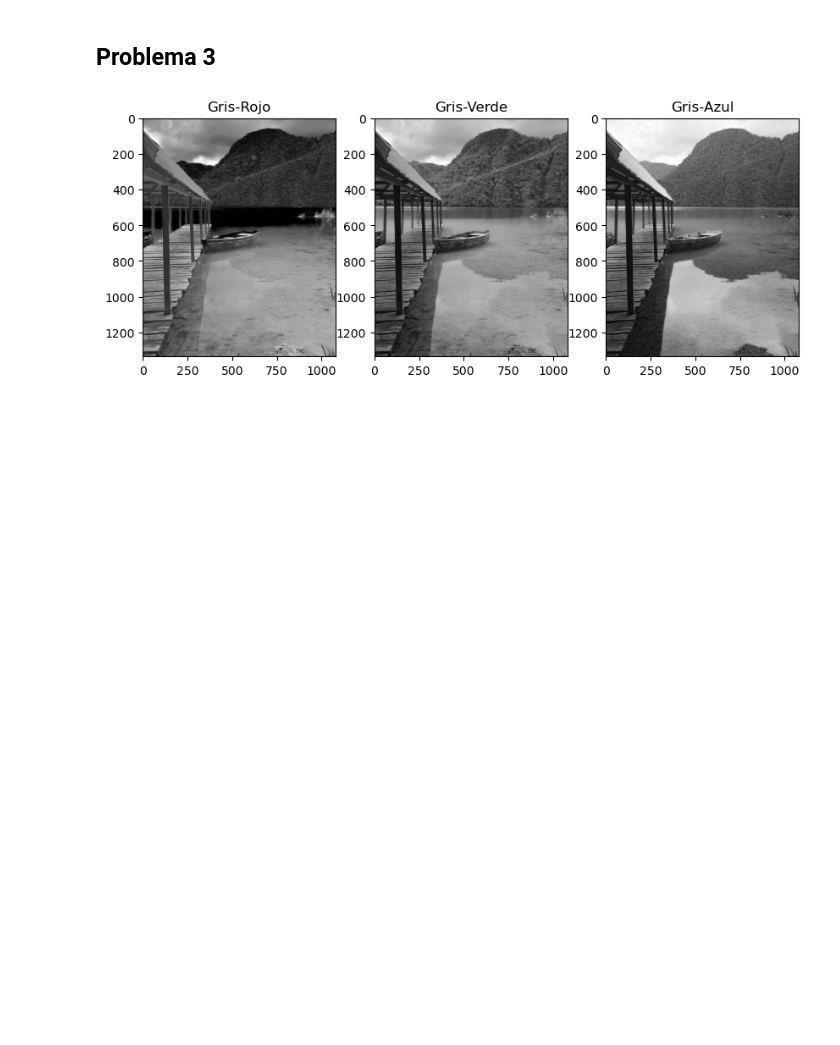
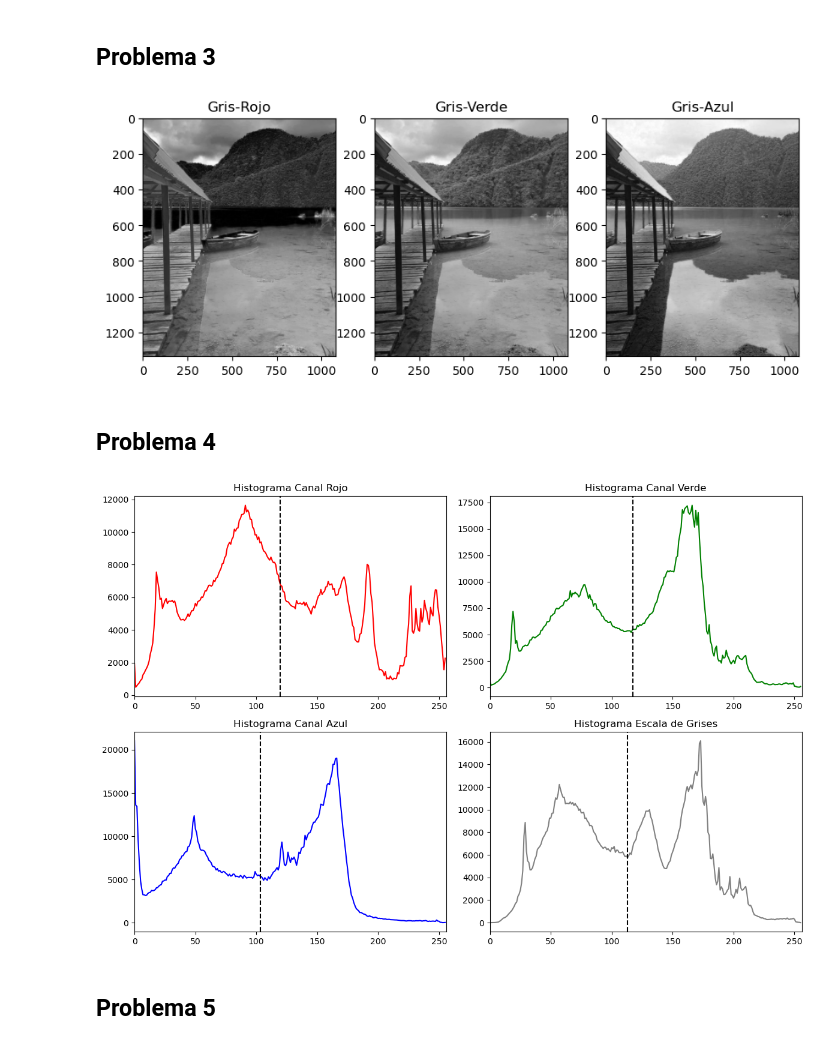
Before and after one commit to pablogalileo/classproject, a Jupyter notebook: Lab1/Lab 1.ipynb, the cells around one changed output. Saved outputs shown, nothing was run; the diff lists cells and outputs as text; code cells hidden in the pictures; blank space fills up the shorter version.

```diff
--- a/Lab1/Lab 1.ipynb
+++ b/Lab1/Lab 1.ipynb
@@ -155,3 +155,60 @@ plt.title("Gris-Azul")
 plt.show()
 # %% [output]
 [figure]
+# %% [markdown]
+## Problema 4
+# %%
+def mostrar_histogramas(imagen):
+    # Calculamos el histograma para cada canal de color
+    histograma_r = np.histogram(imagen[:, :, 0], bins=256, range=(0, 256))[0]
+    histograma_g = np.histogram(imagen[:, :, 1], bins=256, range=(0, 256))[0]
+    histograma_b = np.histogram(imagen[:, :, 2], bins=256, range=(0, 256))[0]
+
+    # Calculamos el histograma de escala de grises con promedio aritmético
+    promedio = np.mean(imagen, axis=2).astype(np.uint8)
+    histograma_gris = np.histogram(promedio, bins=256, range=(0, 256))[0]
+
+    # Calculamos la media de la distribución de cada canal de color
+    media_r = np.average(np.arange(256), weights=histograma_r)
+    media_g = np.average(np.arange(256), weights=histograma_g)
+    media_b = np.average(np.arange(256), weights=histograma_b)
+    media_gris = np.average(np.arange(256), weights=histograma_gris)
+
+    # Mostramos histogramas
+    plt.figure(figsize=(12, 8))
+
+    plt.subplot(2, 2, 1)
+    plt.plot(histograma_r, color='red')
+    plt.axvline(x=media_r, color='black', linestyle='dashed')
+    plt.title("Histograma Canal Rojo")
+    plt.xlim(0, 256)
+
+    plt.subplot(2, 2, 2)
+    plt.plot(histograma_g, color='green')
+    plt.axvline(x=media_g, color='black', linestyle='dashed')
+    plt.title("Histograma Canal Verde")
+    plt.xlim(0, 256)
+
+    plt.subplot(2, 2, 3)
+    plt.plot(histograma_b, color='blue')
+    plt.axvline(x=media_b, color='black', linestyle='dashed')
+    plt.title("Histograma Canal Azul")
+    plt.xlim(0, 256)
+
+    plt.subplot(2, 2, 4)
+    plt.plot(histograma_gris, color='gray')
+    plt.axvline(x=media_gris, color='black', linestyle='dashed')
+    plt.title("Histograma Escala de Grises")
+    plt.xlim(0, 256)
+
+    plt.tight_layout()
+    plt.show()
+
+
+imagen = cv2.imread("laguna.jpeg")
+
+mostrar_histogramas(imagen)
+# %% [output]
+[figure, added]
+# %% [markdown]
+## Problema 5
```
Also changed, not shown: parts of 2 cells of this notebook, 1 other file.
